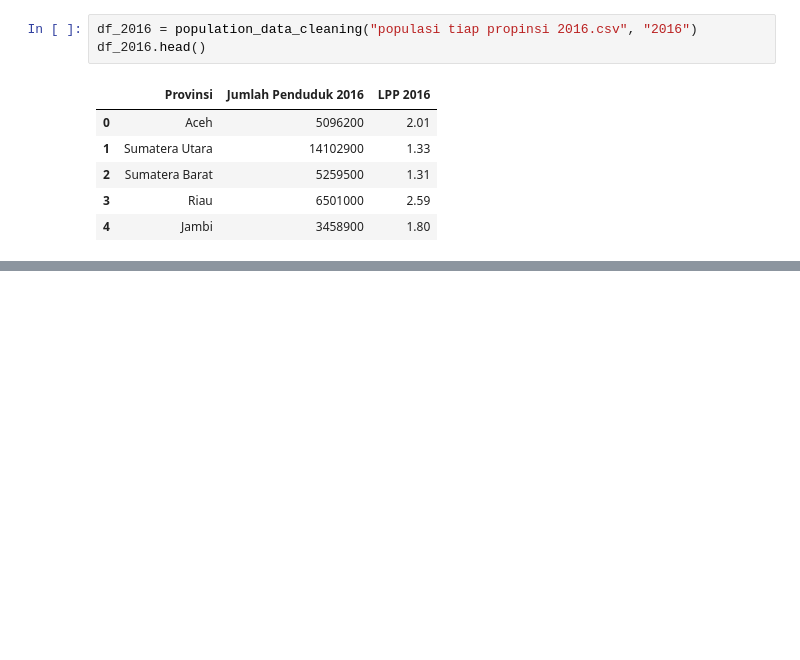
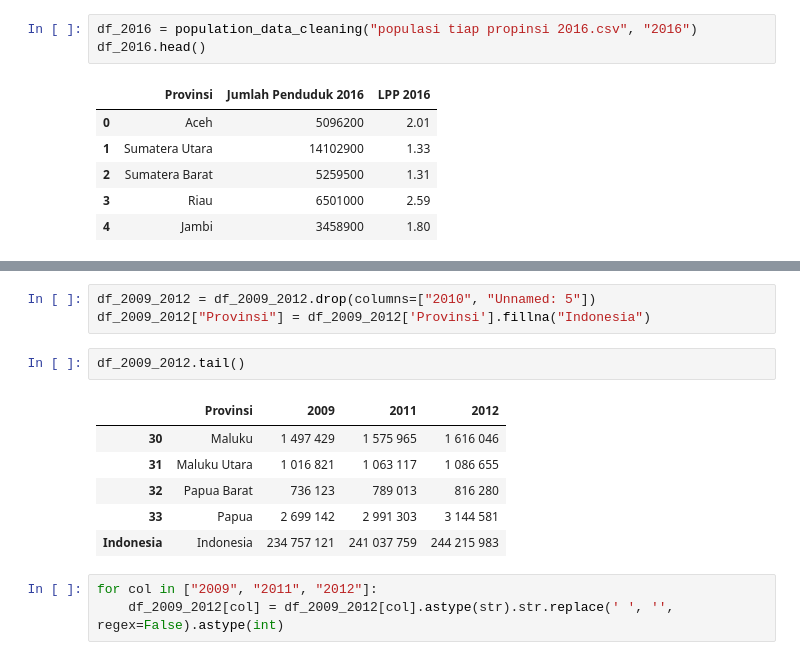
Before and after one commit to fariz-armesta/hospital-bed-forecast, a Jupyter notebook: notebooks/01B_population_cleaning.ipynb, the cells around one changed output, grey strips where cells are left out. Cells and saved outputs as stored; diff of their text form; blank space fills up the shorter version.

```diff
--- a/notebooks/01B_population_cleaning.ipynb
+++ b/notebooks/01B_population_cleaning.ipynb
@@ -183,0 +195,15 @@ str
+# %%
+df_2009_2012 = df_2009_2012.drop(columns=["2010", "Unnamed: 5"])
+df_2009_2012["Provinsi"] = df_2009_2012['Provinsi'].fillna("Indonesia")
+# %%
+df_2009_2012.tail()
+# %% [output]
+|  | Provinsi | 2009 | 2011 | 2012 |
+| 30 | Maluku | 1 497 429 | 1 575 965 | 1 616 046 |
+| 31 | Maluku Utara | 1 016 821 | 1 063 117 | 1 086 655 |
+| 32 | Papua Barat | 736 123 | 789 013 | 816 280 |
+| 33 | Papua | 2 699 142 | 2 991 303 | 3 144 581 |
+| Indonesia | Indonesia | 234 757 121 | 241 037 759 | 244 215 983 |
+# %%
+for col in ["2009", "2011", "2012"]:
+    df_2009_2012[col] = df_2009_2012[col].astype(str).str.replace(' ', '', regex=False).astype(int)
```
Also changed, not shown: parts of 7 cells of this notebook.
